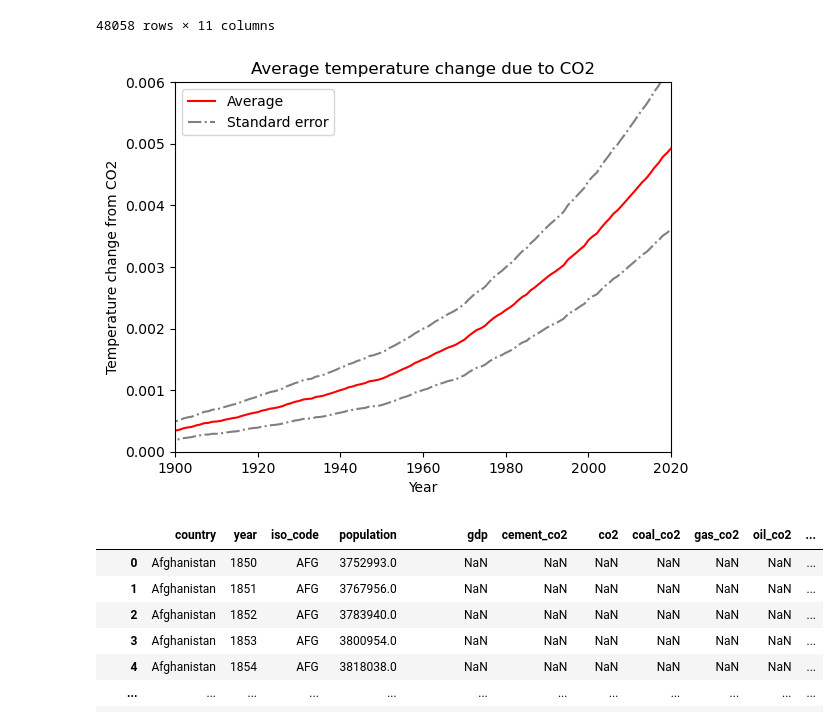
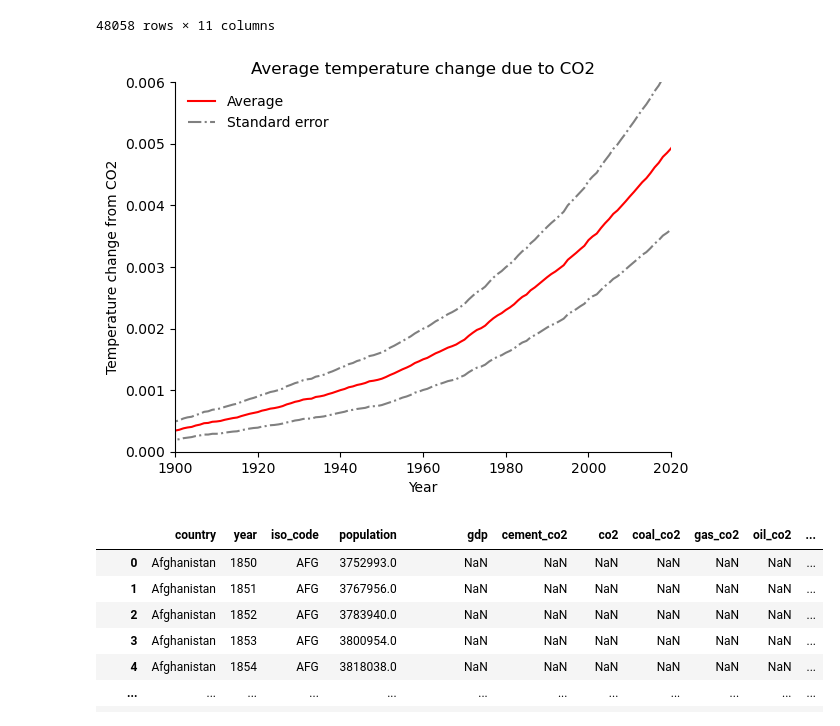
Before and after one commit to michael-jopiti/AdvancedPython, a Jupyter notebook: W7_assignment.ipynb, the cells around one changed output. Saved outputs shown, nothing was run; the diff lists cells and outputs as text; code cells hidden in the pictures.

```diff
--- a/W7_assignment.ipynb
+++ b/W7_assignment.ipynb
@@ -72,23 +72,26 @@ df_CO2
 # %%
 df_countries = df_CO2[df_CO2['iso_code'].notna()]
 
 average_temp = df_countries.groupby('year')['temperature_change_from_co2'].mean()
 standard_error = df_countries.groupby('year')['temperature_change_from_co2'].sem()
 upper_bound = average_temp + standard_error
 lower_bound = average_temp - standard_error
 
 plt.plot(average_temp.index, average_temp, '-r', label = "Average")
 plt.plot(average_temp.index, upper_bound, linestyle = '-.', color = 'gray', label = "Standard error")
 plt.plot(average_temp.index, lower_bound, linestyle = '-.', color = 'gray')
 plt.xlabel("Year")
 plt.ylabel("Temperature change from CO2")
 plt.title("Average temperature change due to CO2")
-plt.legend()
+plt.legend(frameon = False)
 plt.xlim(1900,2020)
 plt.ylim(0, 0.006)
+axis = plt.gca()
+axis.spines["top"].set_visible(False)
+axis.spines["right"].set_visible(False)
 plt.show()
 # %% [output]
-[figure, old version]
+[figure, new version]
 # %%
 df_countries
 # %% [output]
```
Also changed, not shown: parts of 1 cell of this notebook.
